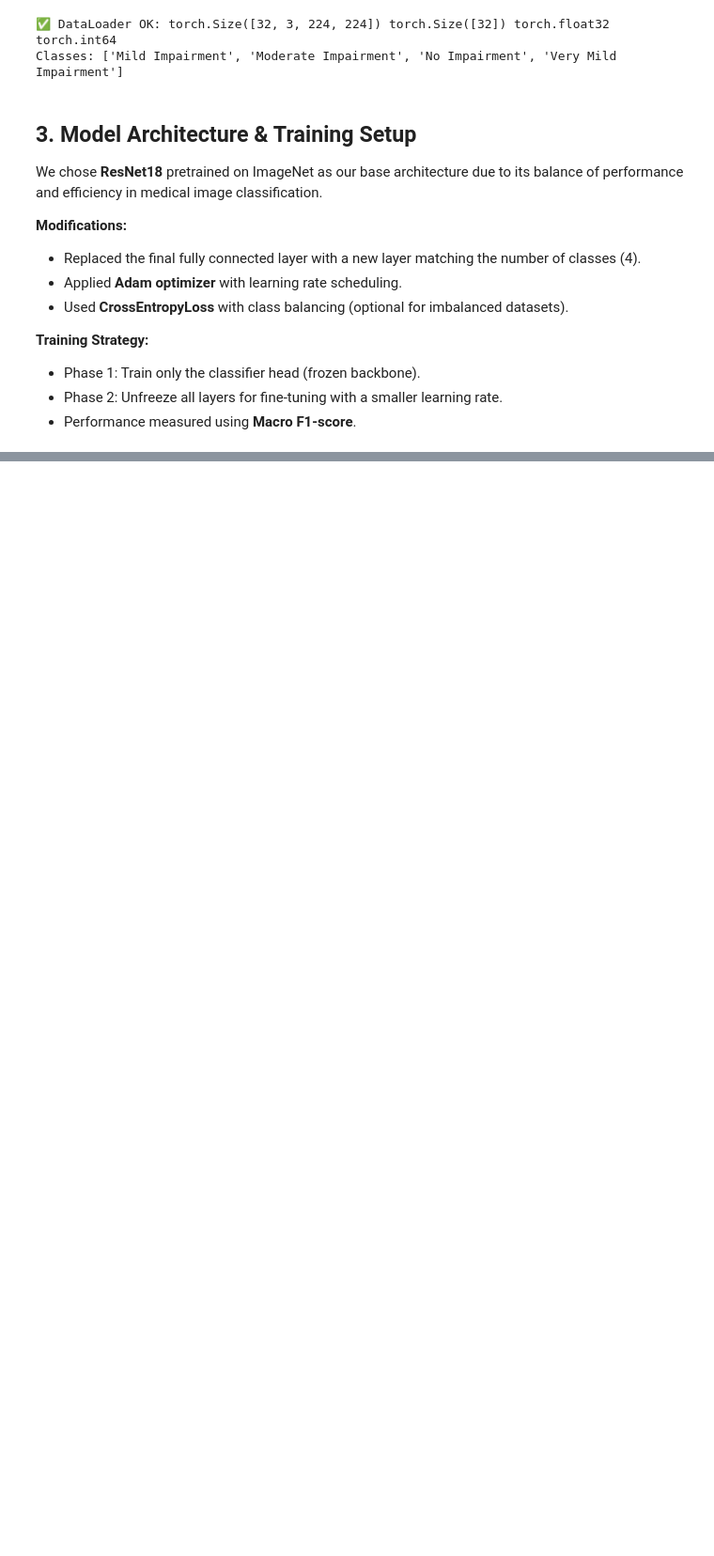
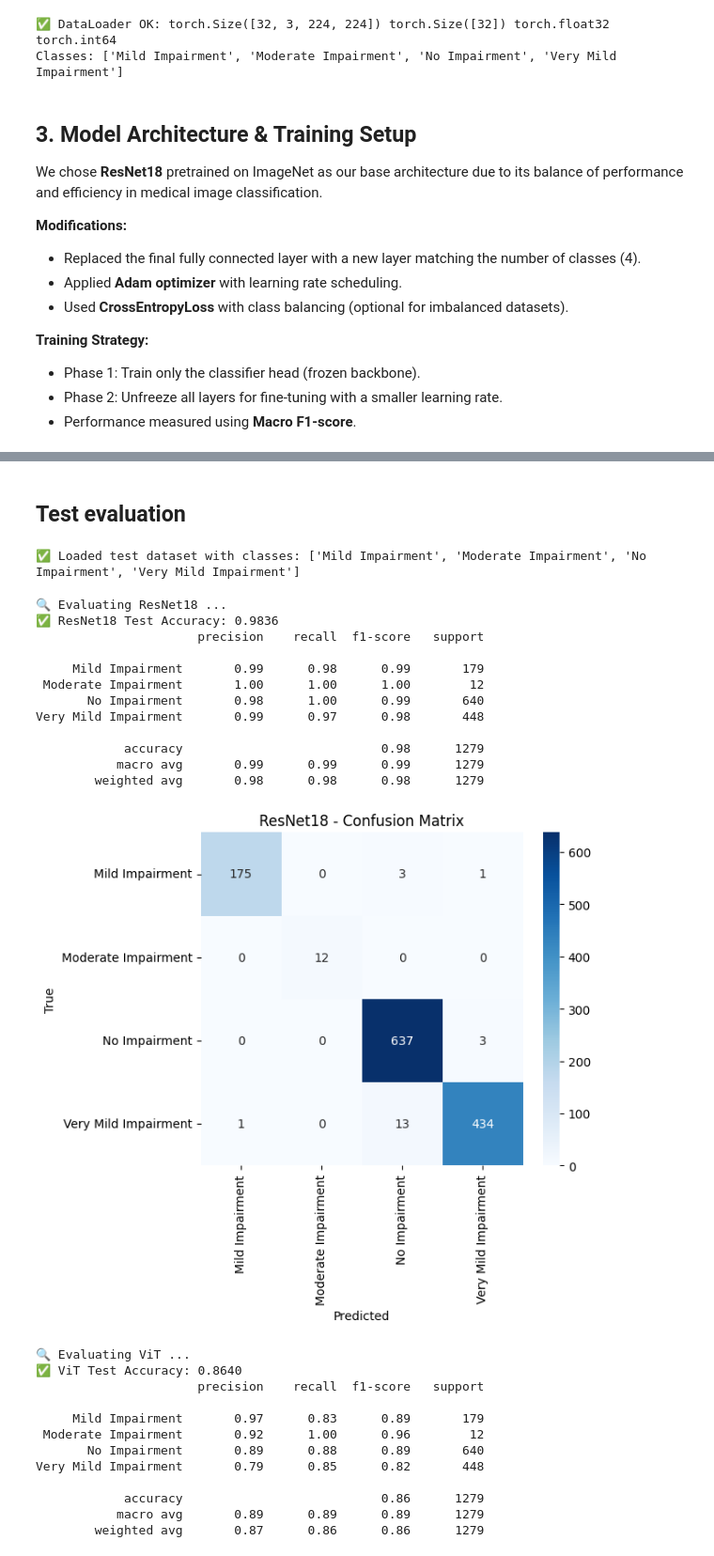
Before and after one commit to shabnomm/Alzheimer-s-MRI-Classification-ADNI-OASIS, a Jupyter notebook: Alzheimer's_MRI_Classification.ipynb, the cells around one changed output, grey strips where cells are left out. Shown at 94% size. Cells and saved outputs as stored; diff of their text form; code cells hidden in the pictures; blank space fills up the shorter version.

```diff
--- a/Alzheimer's_MRI_Classification.ipynb
+++ b/Alzheimer's_MRI_Classification.ipynb
@@ -816,0 +798,2 @@ files.download("/content/alzheimer_results_bundle.zip")
+# %% [markdown]
+## Test evaluation
@@ -816,0 +837,77 @@ files.download("/content/alzheimer_results_bundle.zip")
+# %%
+from torchvision import datasets, transforms
+from torch.utils.data import DataLoader
+
+# Same preprocessing as validation
+test_transform = transforms.Compose([
+    transforms.Resize((224,224)),
+    transforms.ToTensor(),
+    transforms.Normalize(mean=[0.485,0.456,0.406],
+                         std=[0.229,0.224,0.225])
+])
+
+# Path to your test folder (adjust if needed)
+test_dir = "alzheimer_data/Combined Dataset/test"
+
+# Dataset + Dataloader
+test_ds = datasets.ImageFolder(test_dir, transform=test_transform)
+test_dl = DataLoader(test_ds, batch_size=32, shuffle=False, num_workers=2)
+
+# Class names
+class_names = test_ds.classes
+print("✅ Loaded test dataset with classes:", class_names)
+# %% [output]
+✅ Loaded test dataset with classes: ['Mild Impairment', 'Moderate Impairment', 'No Impairment', 'Very Mild Impairment']
+# %%
+import torch.nn as nn
+import torchvision.models as models
+import timm
+
+# Number of classes
+num_classes = len(class_names)
+
+# --- ResNet18 ---
+def build_resnet18():
+    model = models.resnet18(weights=models.ResNet18_Weights.DEFAULT)
+    model.fc = nn.Linear(model.fc.in_features, num_classes)
+    return model.to(device)
+
+# --- ViT ---
+def build_vit():
+    model = timm.create_model("vit_base_patch16_224", pretrained=True, num_classes=num_classes)
+    return model.to(device)
+
+# --- DINO-ViT ---
+def build_dino_vit():
+    model = timm.create_model("vit_base_patch16_224.dino", pretrained=True, num_classes=num_classes)
+    return model.to(device)
+# %%
+evaluate_model(build_resnet18, "best_resnet18.pth", "ResNet18", test_dl, class_names)
+evaluate_model(build_vit, "best_vit.pth", "ViT", test_dl, class_names)
+evaluate_model(build_dino_vit, "best_dino_vit.pth", "DINO-ViT", test_dl, class_names)
+# %% [output]
+🔍 Evaluating ResNet18 ...
+✅ ResNet18 Test Accuracy: 0.9836
+                      precision    recall  f1-score   support
+
+     Mild Impairment       0.99      0.98      0.99       179
+ Moderate Impairment       1.00      1.00      1.00        12
+       No Impairment       0.98      1.00      0.99       640
+Very Mild Impairment       0.99      0.97      0.98       448
+
+            accuracy                           0.98      1279
+           macro avg       0.99      0.99      0.99      1279
+        weighted avg       0.98      0.98      0.98      1279
+[figure, added]
+🔍 Evaluating ViT ...
+✅ ViT Test Accuracy: 0.8640
+                      precision    recall  f1-score   support
+
+     Mild Impairment       0.97      0.83      0.89       179
+ Moderate Impairment       0.92      1.00      0.96        12
+       No Impairment       0.89      0.88      0.89       640
+Very Mild Impairment       0.79      0.85      0.82       448
+
+            accuracy                           0.86      1279
+           macro avg       0.89      0.89      0.89      1279
+        weighted avg       0.87      0.86      0.86      1279
```
Also changed, not shown: parts of 50 cells of this notebook.
